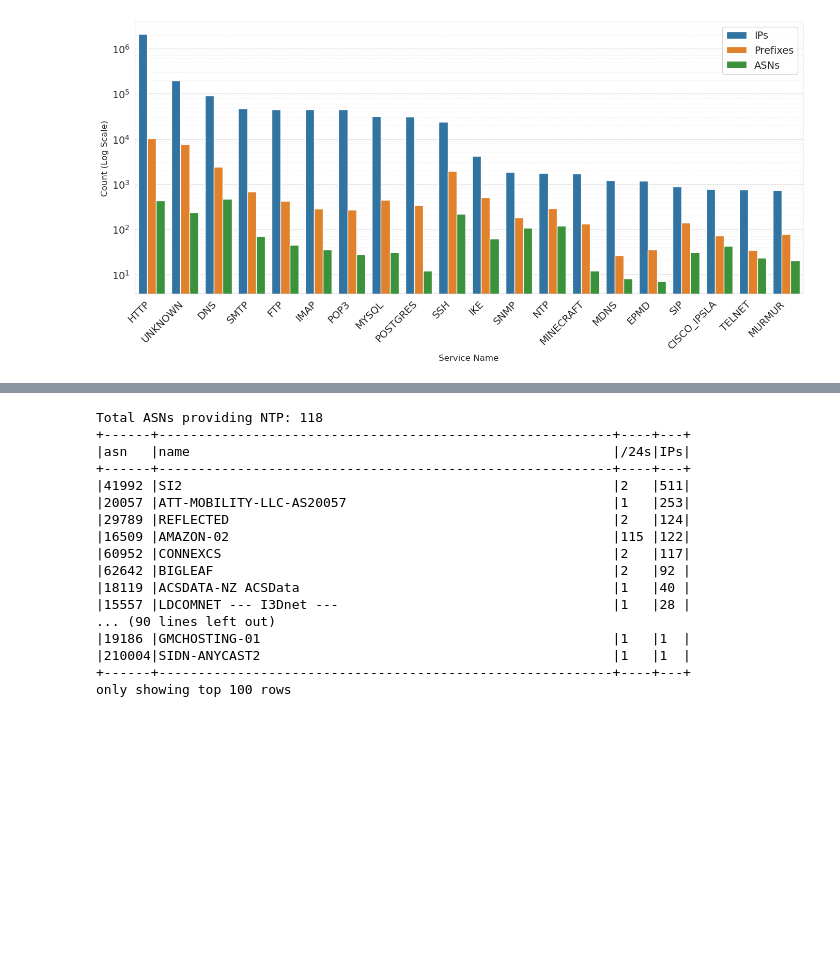
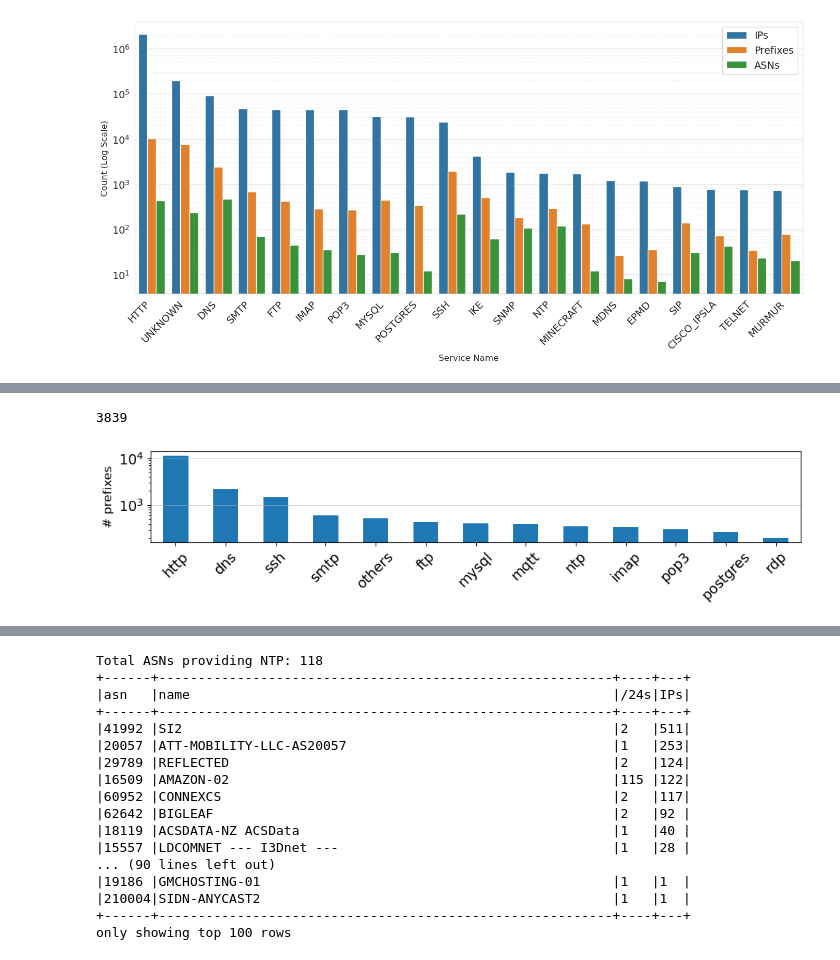
Before and after one commit to gustavoluvizotto/anycast-service-discovery, a Jupyter notebook: censys/analysis.ipynb, the cells around one changed output, grey strips where cells are left out. Drawn from its saved outputs; the diff is of its cells as text; code cells hidden in the pictures; blank space fills up the shorter version.

Commit message:
update censys analysis

```diff
--- a/censys/analysis.ipynb
+++ b/censys/analysis.ipynb
@@ -270,2 +255,4 @@ censys_anycast_df = censys_selectives_df.join(
+# %%
+censys_anycast_df = spark.read.parquet(f"s3a://luvizottocesarg-tmp/anycast-service-discovery/censys/dataset=universal-internet-dataset-v2-ipv4/year={ts.year}/month={ts.month:02d}/day={ts.day:02d}")
 # %%
 # persist
@@ -1013,0 +1061,13 @@ plt.show()
+# %%
+censys_anycast_df.select(
+    "prefix",
+    F.explode_outer(F.arrays_zip("port", "transport")).alias("pair")
+).select(
+    "prefix",
+    F.col("pair.port").alias("p"),
+    F.col("pair.transport").alias("transport"),
+).filter(
+    F.col("transport") == "QUIC"
+).select("prefix").distinct().count()
+# %% [output]
+3839
@@ -1013,0 +1077,17 @@ plt.show()
+# %%
+meas_agg_pdf = censys_anycast_df.select(
+    "prefix",
+    F.explode_outer(F.arrays_zip("port", "service_name")).alias("pair")
+).select(
+    "prefix",
+    F.col("pair.port").alias("p"),
+    F.col("pair.service_name").alias("fingerprint")
+).filter(
+    (
+        F.col("p").isin(ports)
+        & F.col("fingerprint").isin(services)
+        #& F.col("fingerprint") != "UNKNOWN"
+    )
+).groupBy("fingerprint").agg(
+    F.countDistinct("prefix").alias("count")
+).toPandas()
@@ -1013,0 +1096,41 @@ plt.show()
+# %%
+def plot_services_prefix(meas_agg_pdf, filename):
+    # Convert to a Series indexed by fingerprint
+    meas_agg_pdf["fingerprint"] = meas_agg_pdf["fingerprint"].str.lower()
+    plot_df = meas_agg_pdf.set_index("fingerprint")["count"]
+
+    # Identify services with count < 100
+    mask_other = plot_df < 100
+
+    # Sum them into a single "others" value
+    other_value = plot_df[mask_other].sum()
+
+    # Keep only services that are NOT "other"
+    plot_df = plot_df[~mask_other]
+
+    # Append the aggregated "others"
+    plot_df.loc["others"] = other_value
+
+    # Sort descending
+    plot_df = plot_df.sort_values(ascending=False)
+
+    ax = plot_df.plot(
+        kind="bar",
+        figsize=(10, 2.5),
+    )
+
+    ax.set_xlabel("")
+    ax.set_ylabel("# prefixes", fontsize=12)
+    ax.set_title("")
+    ax.set_yscale("log")
+    ax.yaxis.grid(True, linestyle="--", linewidth=0.5) #, which="both")
+    ax.legend().remove()  # single series — no legend needed
+
+    plt.xticks(rotation=45)
+    plt.tight_layout()
+    plt.savefig(filename, dpi=600)
+    plt.show()
+
+plot_services_prefix(meas_agg_pdf, "figures/censys_services_prefix_tls_others.pdf")
+# %% [output]
+[figure, added]
```
Also changed, not shown: parts of 22 cells of this notebook, 2 other files.
